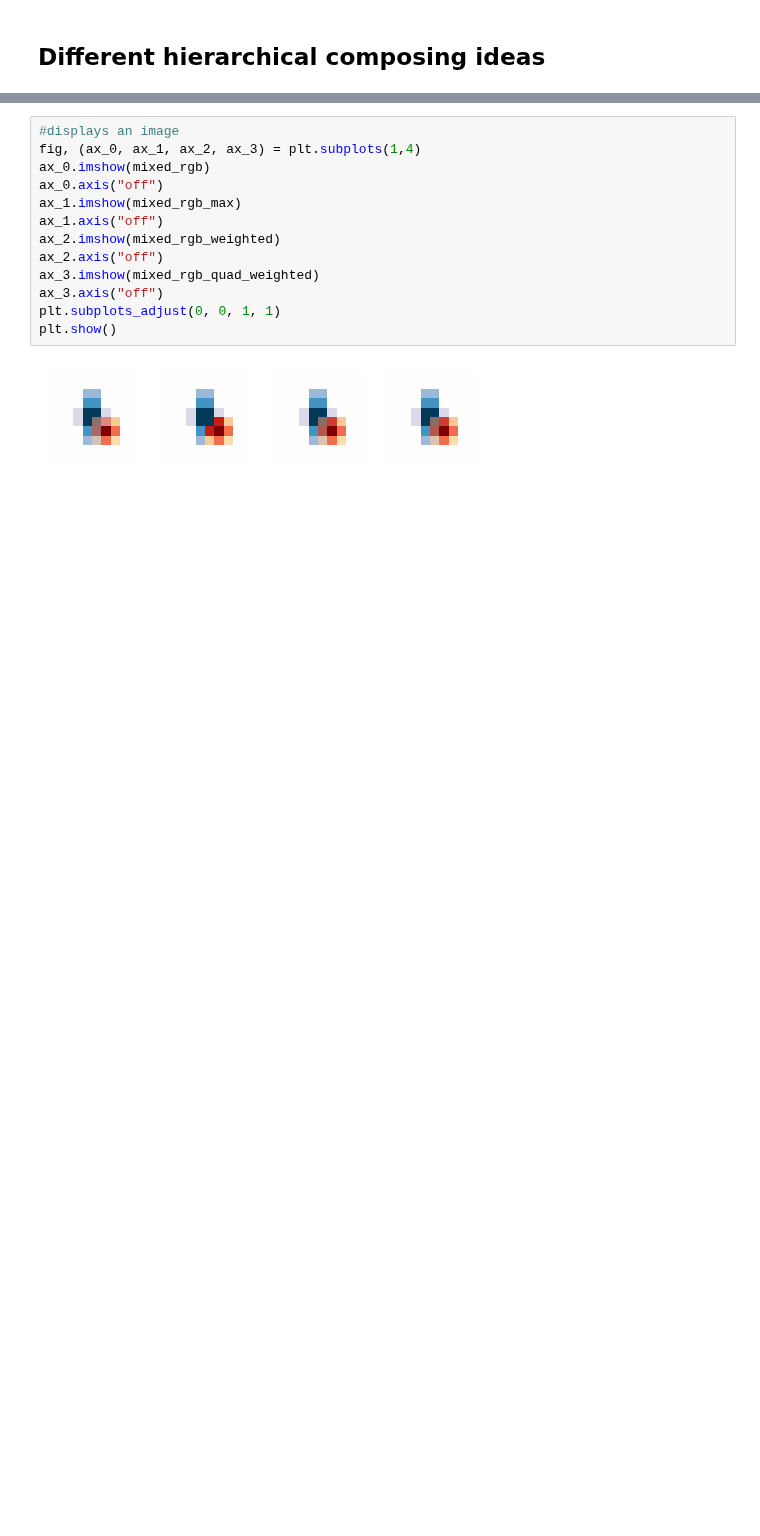
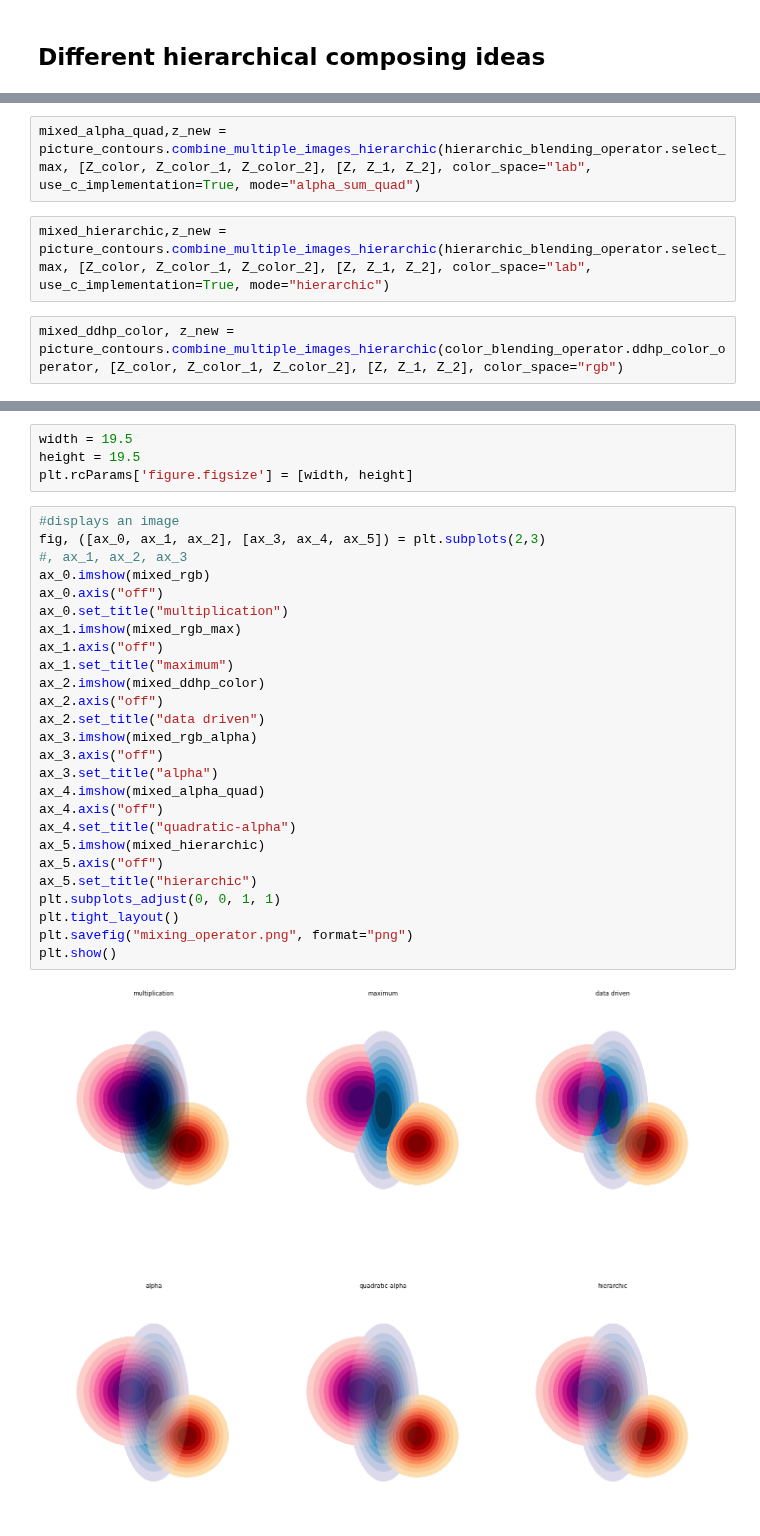
Before and after one commit to asver12/contour-maps-visualization, a Jupyter notebook: examples/hierarchical-composing.ipynb, the cells around one changed output, grey strips where cells are left out. Cells and saved outputs as stored; diff of their text form; blank space fills up the shorter version.

```diff
--- a/examples/hierarchical-composing.ipynb
+++ b/examples/hierarchical-composing.ipynb
@@ -54,0 +75,6 @@ mixed_rgb_quad_weighted,z_new = picture_worker.combine_two_images_hierarchic(hie
+# %%
+mixed_alpha_quad,z_new = picture_contours.combine_multiple_images_hierarchic(hierarchic_blending_operator.select_max, [Z_color, Z_color_1, Z_color_2], [Z, Z_1, Z_2], color_space="lab", use_c_implementation=True, mode="alpha_sum_quad")
+# %%
+mixed_hierarchic,z_new = picture_contours.combine_multiple_images_hierarchic(hierarchic_blending_operator.select_max, [Z_color, Z_color_1, Z_color_2], [Z, Z_1, Z_2], color_space="lab", use_c_implementation=True, mode="hierarchic")
+# %%
+mixed_ddhp_color, z_new = picture_contours.combine_multiple_images_hierarchic(color_blending_operator.ddhp_color_operator, [Z_color, Z_color_1, Z_color_2], [Z, Z_1, Z_2], color_space="rgb")
@@ -55,15 +86,32 @@ mixed_rgb_quad_weighted,z_new = picture_worker.combine_two_images_hierarchic(hie
+# %%
+width = 19.5
+height = 19.5
+plt.rcParams['figure.figsize'] = [width, height]
 # %%
 #displays an image
-fig, (ax_0, ax_1, ax_2, ax_3) = plt.subplots(1,4)
+fig, ([ax_0, ax_1, ax_2], [ax_3, ax_4, ax_5]) = plt.subplots(2,3)
+#, ax_1, ax_2, ax_3
 ax_0.imshow(mixed_rgb)
 ax_0.axis("off")
+ax_0.set_title("multiplication")
 ax_1.imshow(mixed_rgb_max)
 ax_1.axis("off")
-ax_2.imshow(mixed_rgb_weighted)
+ax_1.set_title("maximum")
+ax_2.imshow(mixed_ddhp_color)
 ax_2.axis("off")
-ax_3.imshow(mixed_rgb_quad_weighted)
+ax_2.set_title("data driven")
+ax_3.imshow(mixed_rgb_alpha)
 ax_3.axis("off")
+ax_3.set_title("alpha")
+ax_4.imshow(mixed_alpha_quad)
+ax_4.axis("off")
+ax_4.set_title("quadratic-alpha")
+ax_5.imshow(mixed_hierarchic)
+ax_5.axis("off")
+ax_5.set_title("hierarchic")
 plt.subplots_adjust(0, 0, 1, 1)
+plt.tight_layout()
+plt.savefig("mixing_operator.png", format="png")
 plt.show()
 # %% [output]
-[figure, old version]
+[figure, new version]
```
Also changed, not shown: parts of 19 cells of this notebook, 6 other files.
